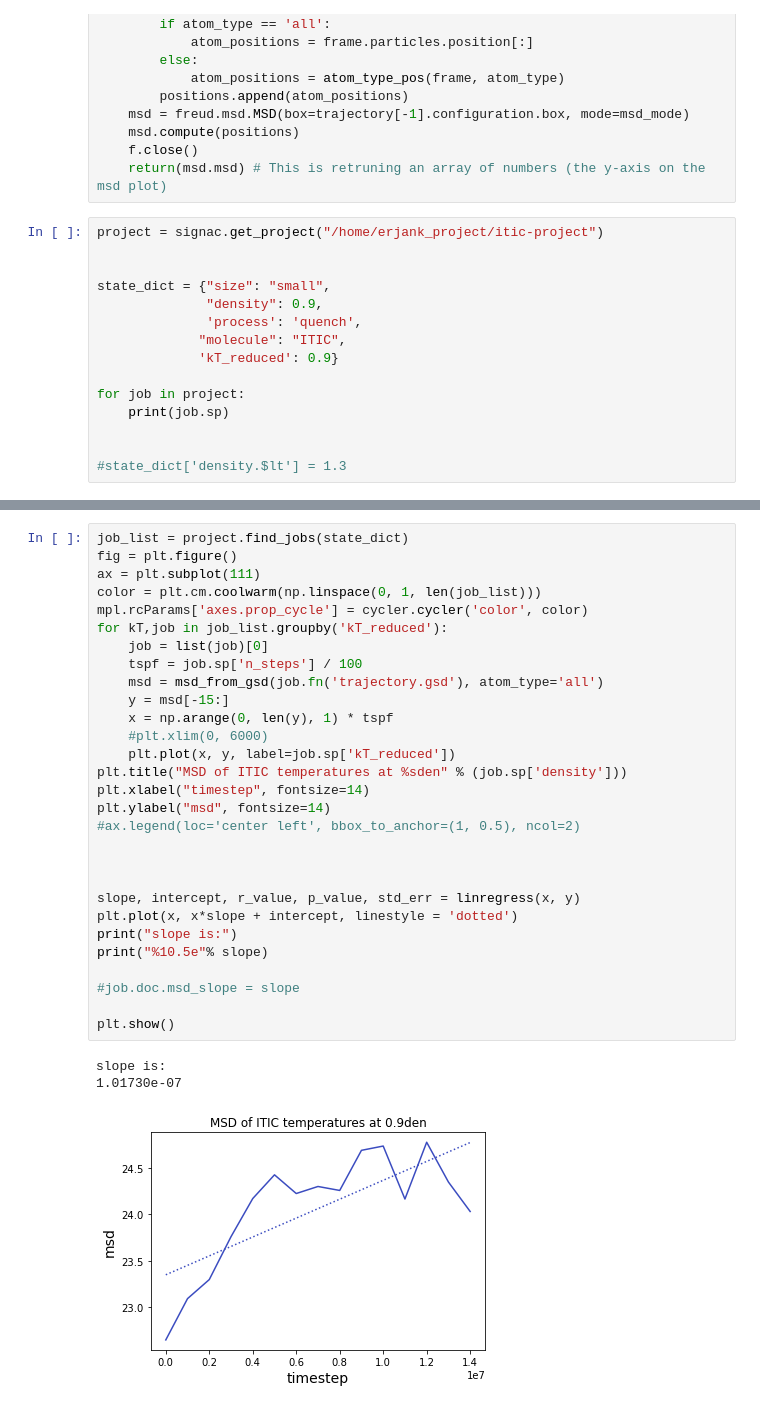
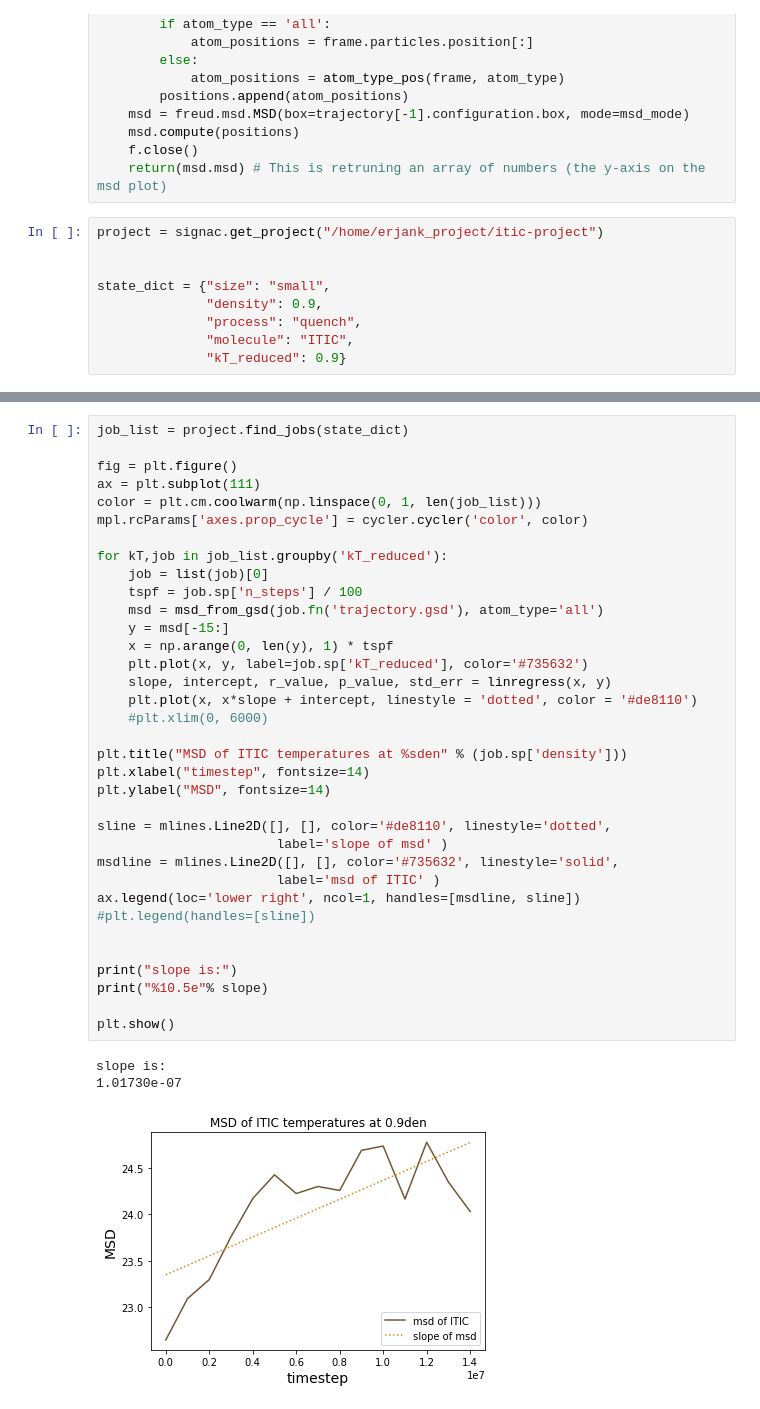
Before and after one commit to emilyepstein/ptb7-itic, a Jupyter notebook: ptb7-project/jup_notebooks/msd_plot_with_slope_itic.ipynb, the cells around one changed output, grey strips where cells are left out. Saved outputs shown, nothing was run; the diff lists cells and outputs as text.

Commit message:
function graphs for the msds with timesteps

```diff
--- a/ptb7-project/jup_notebooks/msd_plot_with_slope_itic.ipynb
+++ b/ptb7-project/jup_notebooks/msd_plot_with_slope_itic.ipynb
@@ -39,12 +40,6 @@ project = signac.get_project("/home/erjank_project/itic-project")
 
 state_dict = {"size": "small",
               "density": 0.9,
-              'process': 'quench',
-             "molecule": "ITIC",
-             'kT_reduced': 0.9}
-
-for job in project:
-    print(job.sp)
-
-
-#state_dict['density.$lt'] = 1.3
+              "process": "quench",
+              "molecule": "ITIC",
+              "kT_reduced": 0.9}
@@ -69,33 +95,39 @@ for job in project:
 # %%
 job_list = project.find_jobs(state_dict)
+
 fig = plt.figure()
 ax = plt.subplot(111)
 color = plt.cm.coolwarm(np.linspace(0, 1, len(job_list)))
 mpl.rcParams['axes.prop_cycle'] = cycler.cycler('color', color)
+
 for kT,job in job_list.groupby('kT_reduced'):
     job = list(job)[0]
     tspf = job.sp['n_steps'] / 100
     msd = msd_from_gsd(job.fn('trajectory.gsd'), atom_type='all')
     y = msd[-15:]
     x = np.arange(0, len(y), 1) * tspf
+    plt.plot(x, y, label=job.sp['kT_reduced'], color='#735632')
+    slope, intercept, r_value, p_value, std_err = linregress(x, y)
+    plt.plot(x, x*slope + intercept, linestyle = 'dotted', color = '#de8110')
     #plt.xlim(0, 6000)
-    plt.plot(x, y, label=job.sp['kT_reduced'])
+
 plt.title("MSD of ITIC temperatures at %sden" % (job.sp['density']))
 plt.xlabel("timestep", fontsize=14)
-plt.ylabel("msd", fontsize=14)
-#ax.legend(loc='center left', bbox_to_anchor=(1, 0.5), ncol=2)
+plt.ylabel("MSD", fontsize=14)
+
+sline = mlines.Line2D([], [], color='#de8110', linestyle='dotted',
+                       label='slope of msd' )
+msdline = mlines.Line2D([], [], color='#735632', linestyle='solid',
+                       label='msd of ITIC' )
+ax.legend(loc='lower right', ncol=1, handles=[msdline, sline])
+#plt.legend(handles=[sline])
 
 
-
-slope, intercept, r_value, p_value, std_err = linregress(x, y)
-plt.plot(x, x*slope + intercept, linestyle = 'dotted')
 print("slope is:")
 print("%10.5e"% slope)
 
-#job.doc.msd_slope = slope
-
 plt.show()
 # %% [output]
 slope is:
 1.01730e-07
-[figure, old version]
+[figure, new version]
```
Also changed, not shown: parts of 5 cells of this notebook, 5 other files.
